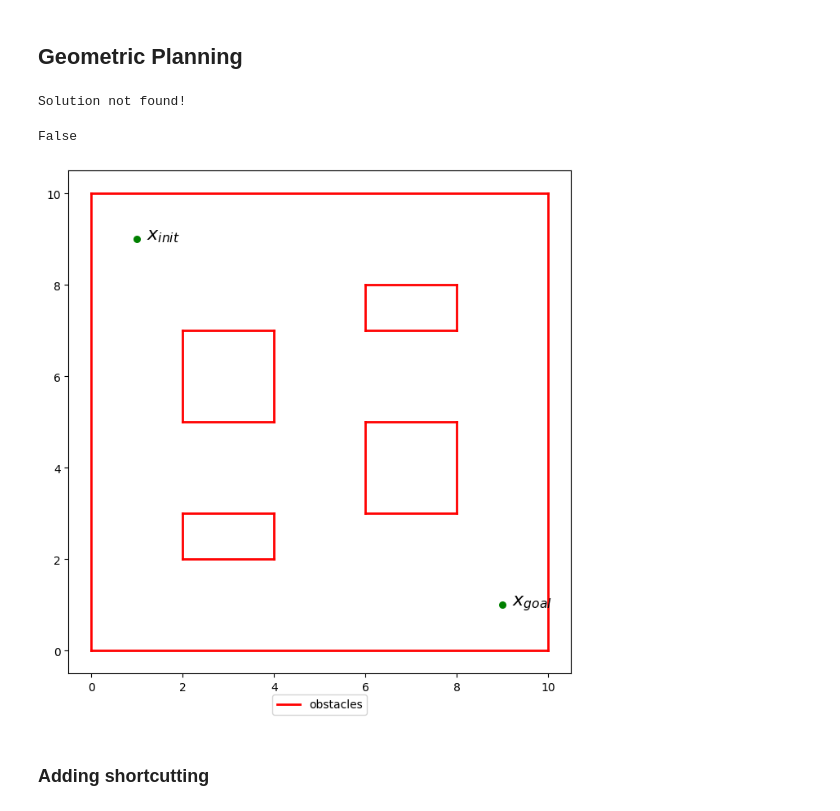
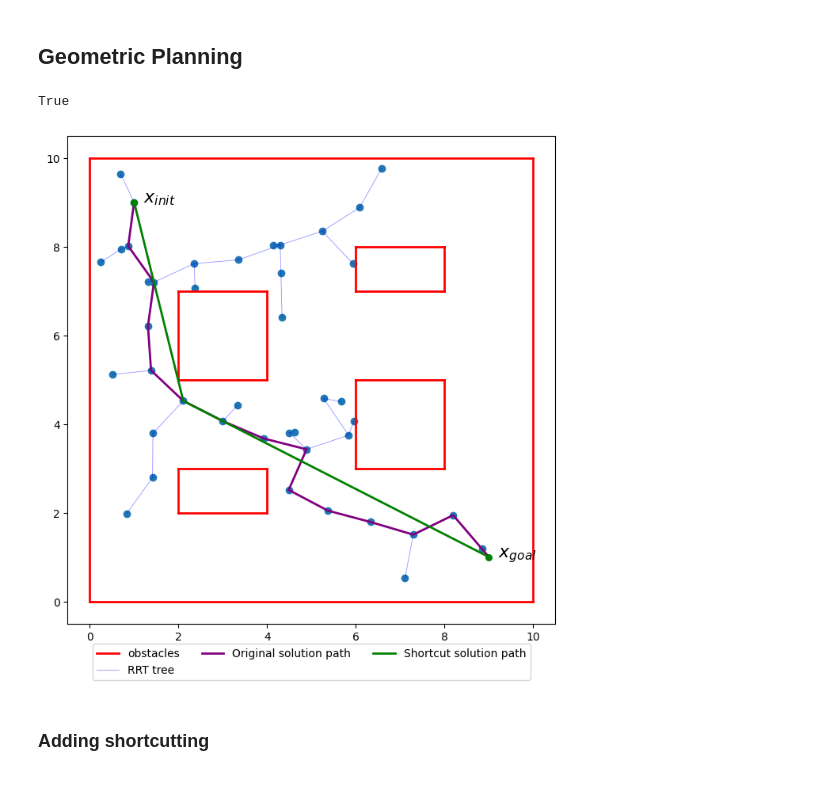
Before and after one commit to QuangMDoan/autonomy, a Jupyter notebook: hw1p2/sim_rrt.ipynb, the cells around one changed output. Cells and saved outputs as stored; diff of their text form; code cells hidden in the pictures.

```diff
--- a/hw1p2/sim_rrt.ipynb
+++ b/hw1p2/sim_rrt.ipynb
@@ -48,11 +48,10 @@ x_goal = [9,1] # reset to [9,1] when saving results for submission
 ## Geometric Planning
 # %%
 grrt = GeometricRRT([0,0], [10,10], x_init, x_goal, MAZE)
-grrt.solve(1.0, 2000)
+grrt.solve(1.0, 2000, shortcut=True)
 # %% [output]
-Solution not found!
+True
-False
-[figure, old version]
+[figure, new version]
 # %% [markdown]
 ### Adding shortcutting
 # %%
```
Also changed, not shown: parts of 3 cells of this notebook, 1 other file.
